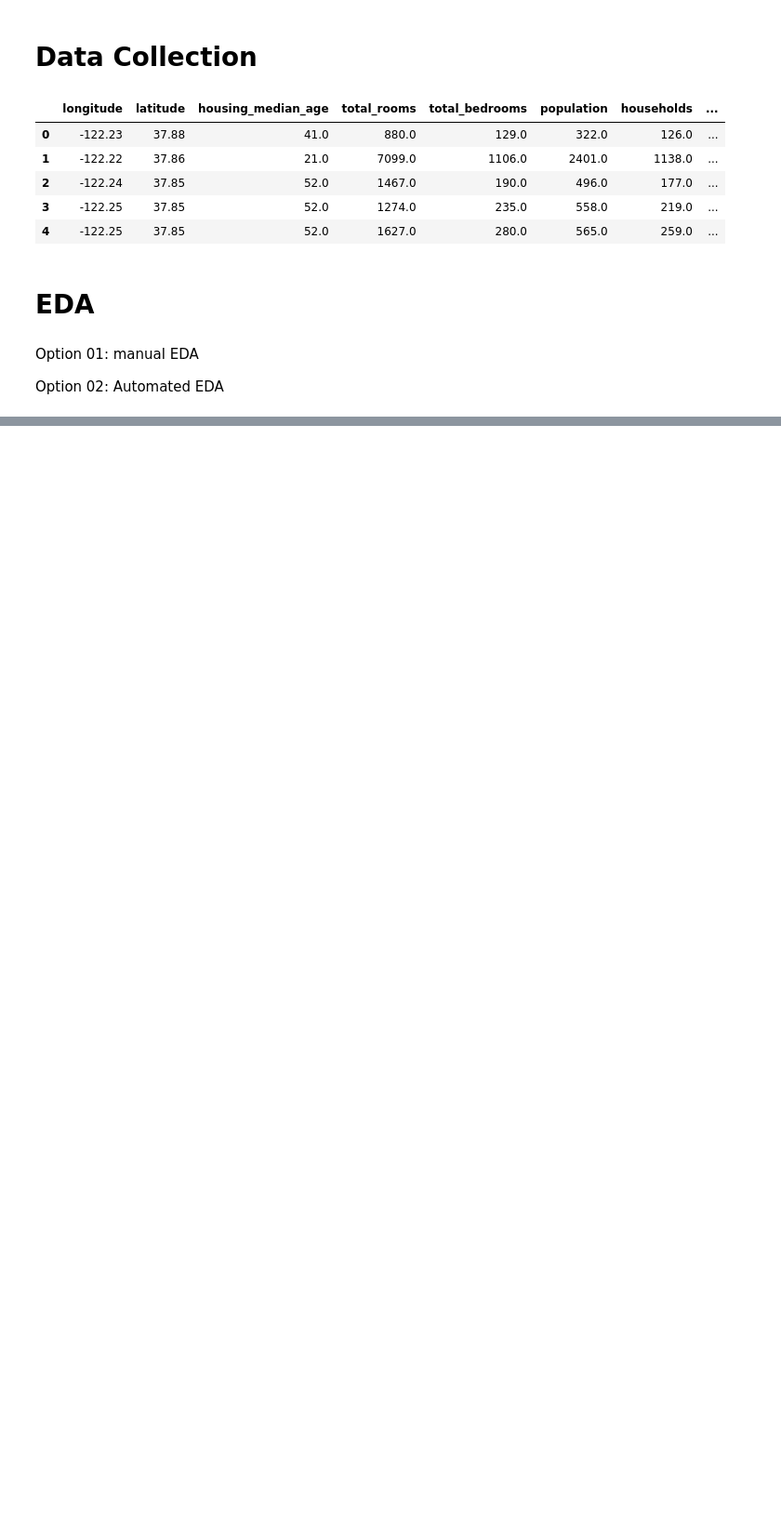
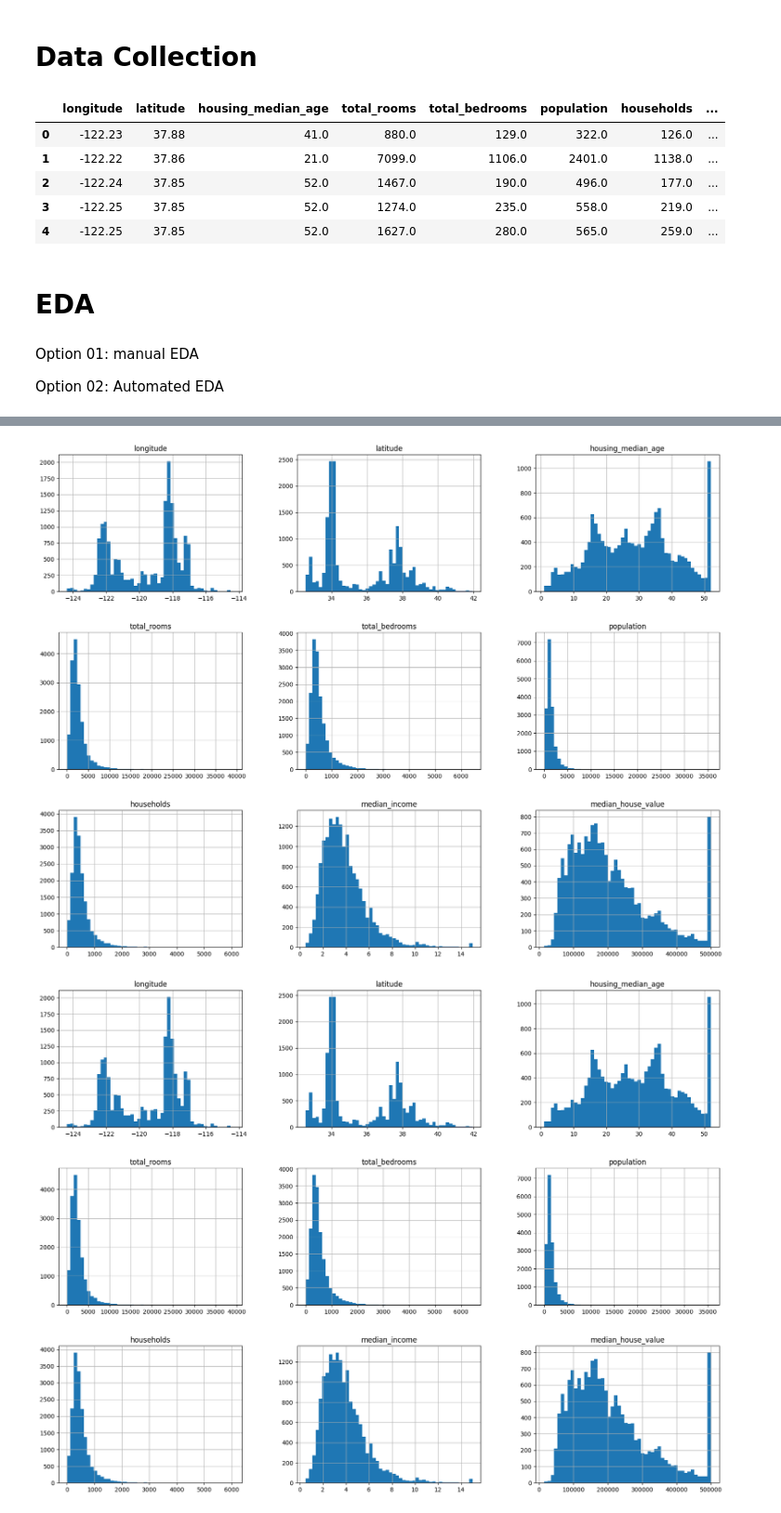
Before and after one commit to meftaul/e2e-ml-housing-project, a Jupyter notebook: notebooks/EDA.ipynb, the cells around one changed output, grey strips where cells are left out. Shown at 93% size. Saved outputs shown, nothing was run; the diff lists cells and outputs as text; code cells hidden in the pictures; blank space fills up the shorter version.

```diff
--- a/notebooks/EDA.ipynb
+++ b/notebooks/EDA.ipynb
@@ -31,0 +263,17 @@ d.open_browser()
+# %%
+from sklearn.impute import SimpleImputer
+
+# Select the numerical columns from the housing dataframe
+housing_num = housing.select_dtypes(include=[np.number])
+
+# Create an instance of SimpleImputer with median strategy
+imputer = SimpleImputer(strategy="median")
+
+# Fit the imputer on the numerical columns
+X = imputer.fit_transform(housing_num)
+
+# Create a new dataframe with the imputed values
+housing_tr = pd.DataFrame(X, columns=housing_num.columns, index=housing_num.index)
+
+# Display the first few rows of the transformed dataframe
+housing_tr.head()
@@ -31,0 +289,6 @@ d.open_browser()
+# %%
+housing_tr.hist(bins=50, figsize=(20, 15))
+plt.show()
+# %% [output]
+[figure, added]
+[figure, added]
```
Also changed, not shown: parts of 34 cells of this notebook, 2 other files.
